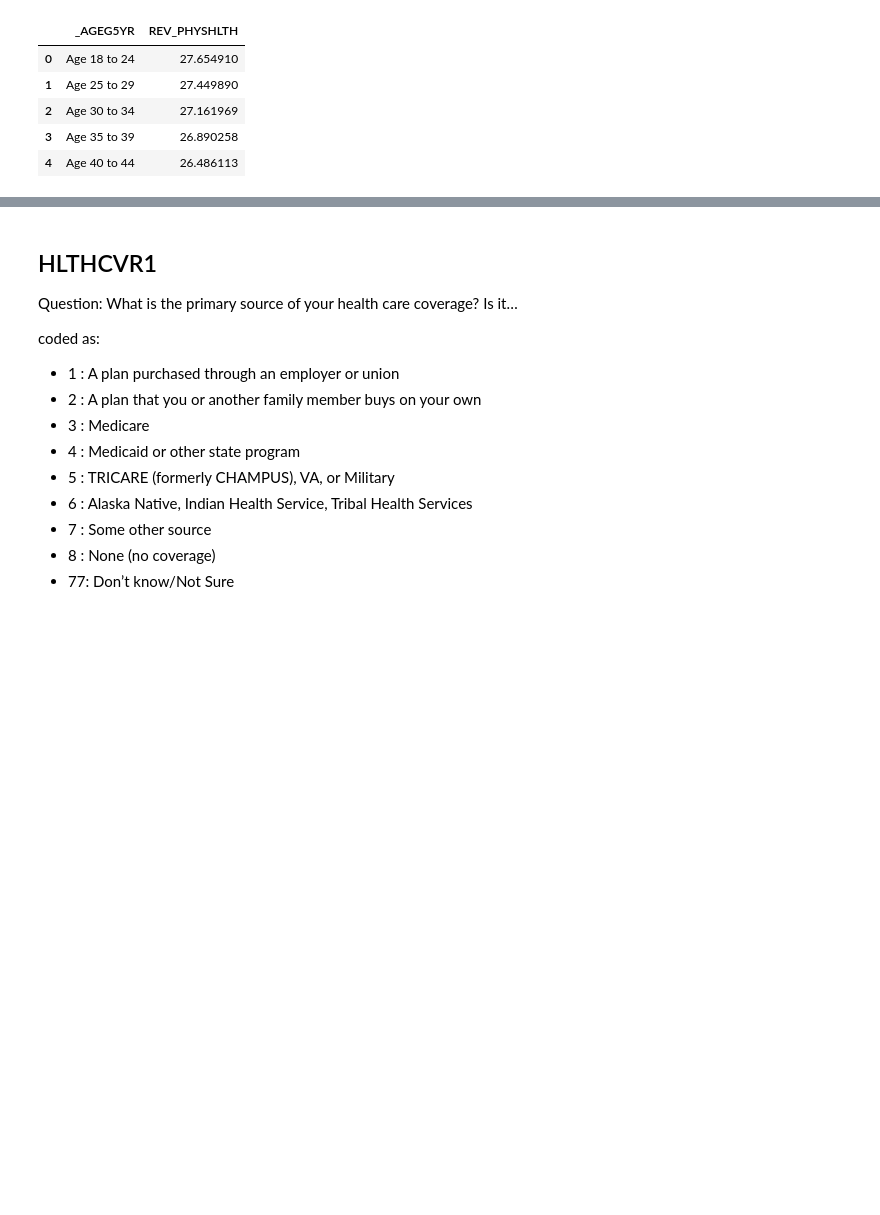
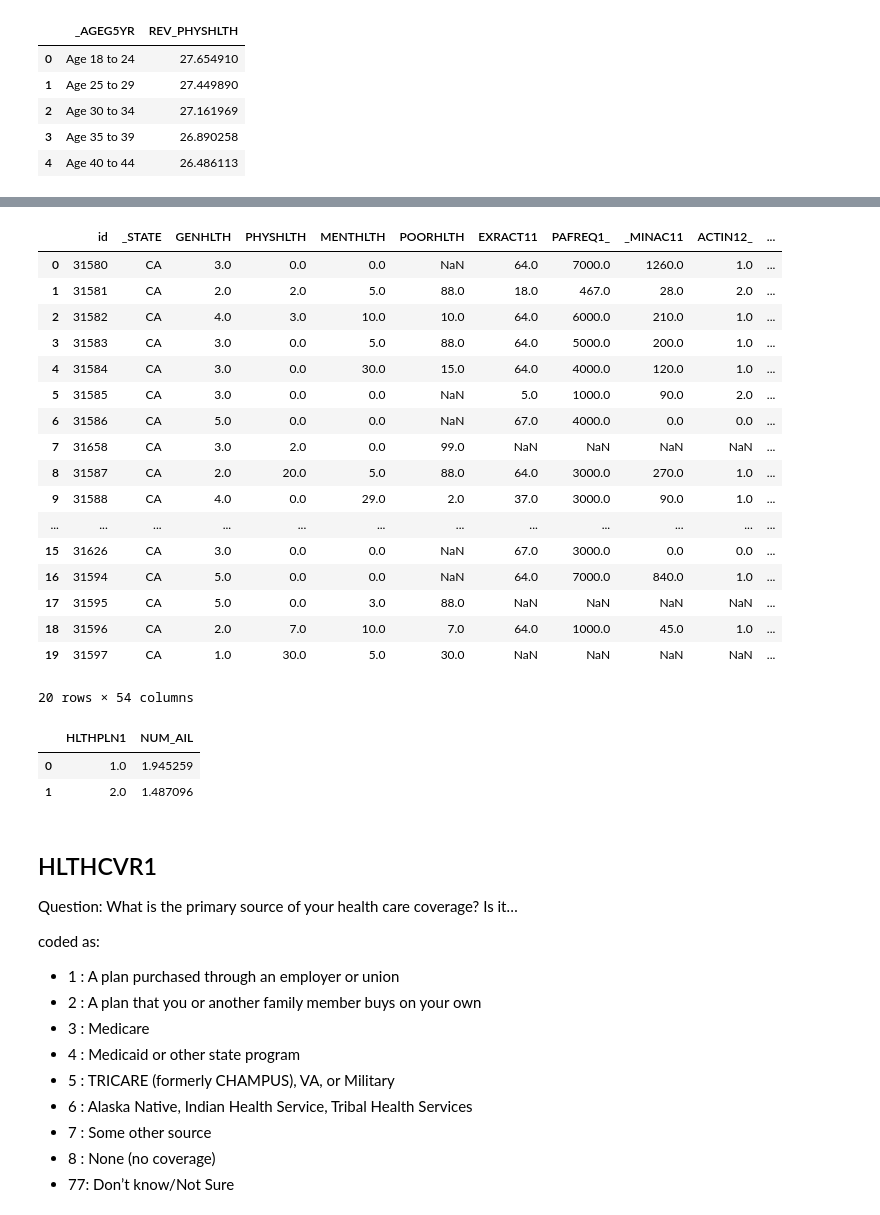
Before and after one commit to EMarksCyr/Final_Project_Health_Outcome_Prediction, a Jupyter notebook: analysis/data_exploration_bar_area.ipynb, the cells around one changed output, grey strips where cells are left out. Drawn from its saved outputs; the diff is of its cells as text; code cells hidden in the pictures; blank space fills up the shorter version.

Commit message:
Calculated Health across Age and Sources of Coverage

```diff
--- a/analysis/data_exploration_bar_area.ipynb
+++ b/analysis/data_exploration_bar_area.ipynb
@@ -197,0 +206,5 @@ Coded as:
+# %%
+#recode
+health_behaviour_df.loc[health_behaviour_df.HLTHPLN1 == 7, "HLTHPLN1"] = np.NaN
+health_behaviour_df.loc[health_behaviour_df.HLTHPLN1 == 9, "HLTHPLN1"] = np.NaN
+health_behaviour_df['HLTHPLN1'].unique()
@@ -197,0 +235,14 @@ Coded as:
+# %%
+#recode "no" values for diseases so I can tally presence
+
+health_behaviour_df.loc[health_behaviour_df._RFBMI5 == 1, "_RFBMI5"] = 0
+health_behaviour_df.loc[health_behaviour_df._RFBMI5 == 2, "_RFBMI5"] = 1
+health_behaviour_df.loc[health_behaviour_df.CVDINFR4 == 2, "CVDINFR4"] = 0
+health_behaviour_df.loc[health_behaviour_df.CVDCRHD4 == 2, "CVDCRHD4"] = 0
+health_behaviour_df.loc[health_behaviour_df.CVDSTRK3 == 2, "CVDSTRK3"] = 0
+health_behaviour_df.loc[health_behaviour_df.ASTHMA3 == 2, "ASTHMA3"] = 0
+health_behaviour_df.loc[health_behaviour_df.DIABETE4 == 2, "DIABETE4"] = 0
+health_behaviour_df.loc[health_behaviour_df.ADDEPEV3 == 2, "ADDEPEV3"] = 0
+health_behaviour_df.loc[health_behaviour_df.CHCKDNY2 == 2, "CHCKDNY2"] = 0
+health_behaviour_df.loc[health_behaviour_df.HAVARTH4 == 2, "HAVARTH4"] = 0
+health_behaviour_df.loc[health_behaviour_df.ANYCANCER == 2, "ANYCANCER"] = 0
@@ -198,3 +269,37 @@ Coded as:
+# %%
+health_behaviour_df['NUM_AIL'] =  health_behaviour_df['_RFBMI5'] + health_behaviour_df['CVDINFR4'] +health_behaviour_df['CVDCRHD4'] + health_behaviour_df['CVDSTRK3'] + health_behaviour_df['ASTHMA3'] + health_behaviour_df['DIABETE4'] + health_behaviour_df['ADDEPEV3'] + health_behaviour_df['CHCKDNY2'] + health_behaviour_df['HAVARTH4'] + health_behaviour_df['ANYCANCER']
+# %%
+health_behaviour_df.head(20)
+# %% [output]
+|  | id | _STATE | GENHLTH | PHYSHLTH | MENTHLTH | POORHLTH | EXRACT11 | PAFREQ1_ | _MINAC11 | ACTIN12_ | ... |
+| 0 | 31580 | CA | 3.0 | 0.0 | 0.0 | NaN | 64.0 | 7000.0 | 1260.0 | 1.0 | ... |
+| 1 | 31581 | CA | 2.0 | 2.0 | 5.0 | 88.0 | 18.0 | 467.0 | 28.0 | 2.0 | ... |
+| 2 | 31582 | CA | 4.0 | 3.0 | 10.0 | 10.0 | 64.0 | 6000.0 | 210.0 | 1.0 | ... |
+| 3 | 31583 | CA | 3.0 | 0.0 | 5.0 | 88.0 | 64.0 | 5000.0 | 200.0 | 1.0 | ... |
+| 4 | 31584 | CA | 3.0 | 0.0 | 30.0 | 15.0 | 64.0 | 4000.0 | 120.0 | 1.0 | ... |
+| 5 | 31585 | CA | 3.0 | 0.0 | 0.0 | NaN | 5.0 | 1000.0 | 90.0 | 2.0 | ... |
+| 6 | 31586 | CA | 5.0 | 0.0 | 0.0 | NaN | 67.0 | 4000.0 | 0.0 | 0.0 | ... |
+| 7 | 31658 | CA | 3.0 | 2.0 | 0.0 | 99.0 | NaN | NaN | NaN | NaN | ... |
+| 8 | 31587 | CA | 2.0 | 20.0 | 5.0 | 88.0 | 64.0 | 3000.0 | 270.0 | 1.0 | ... |
+| 9 | 31588 | CA | 4.0 | 0.0 | 29.0 | 2.0 | 37.0 | 3000.0 | 90.0 | 1.0 | ... |
+| ... | ... | ... | ... | ... | ... | ... | ... | ... | ... | ... | ... |
+| 15 | 31626 | CA | 3.0 | 0.0 | 0.0 | NaN | 67.0 | 3000.0 | 0.0 | 0.0 | ... |
+| 16 | 31594 | CA | 5.0 | 0.0 | 0.0 | NaN | 64.0 | 7000.0 | 840.0 | 1.0 | ... |
+| 17 | 31595 | CA | 5.0 | 0.0 | 3.0 | 88.0 | NaN | NaN | NaN | NaN | ... |
+| 18 | 31596 | CA | 2.0 | 7.0 | 10.0 | 7.0 | 64.0 | 1000.0 | 45.0 | 1.0 | ... |
+| 19 | 31597 | CA | 1.0 | 30.0 | 5.0 | 30.0 | NaN | NaN | NaN | NaN | ... |
+20 rows × 54 columns
+# %%
+## percieved mental health across coverage
+df_cov_men = health_behaviour_df[['HLTHPLN1', 'NUM_AIL']].copy()
+df_cov_men = df_cov_men.dropna(how='any')
+
+df_cov_men = df_cov_men.groupby('HLTHPLN1')['NUM_AIL'].mean().reset_index()
+df_cov_men
+# %% [output]
+|  | HLTHPLN1 | NUM_AIL |
+| 0 | 1.0 | 1.945259 |
+| 1 | 2.0 | 1.487096 |
 # %%
 ##Sources of health care (HLTHCVR1)
 # %% [markdown]
```
Also changed, not shown: parts of 9 cells of this notebook, 1 other file.
